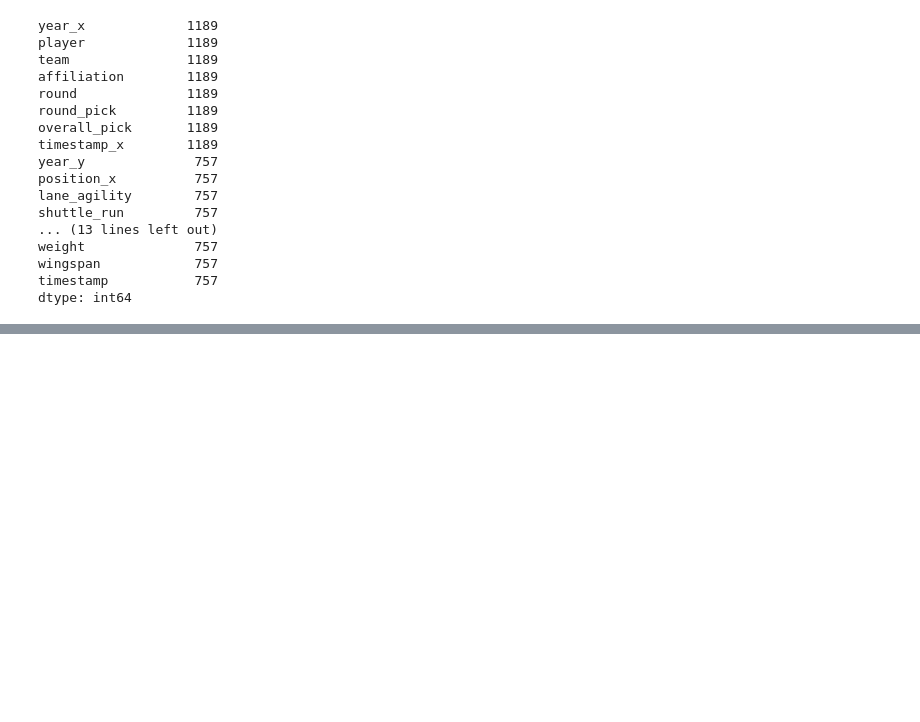
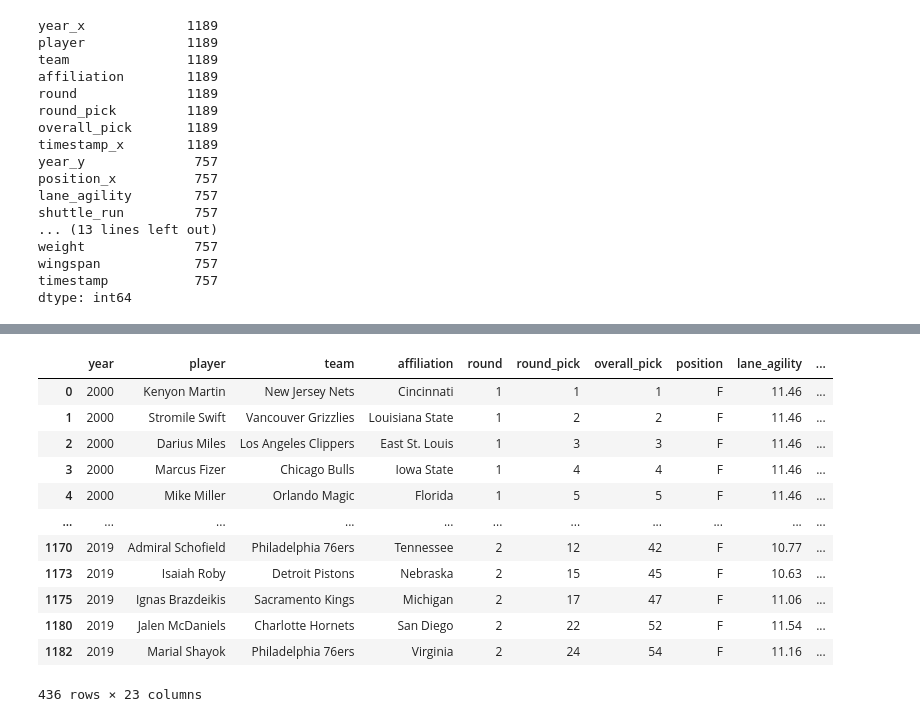
Before and after one commit to plowden/project3, a Jupyter notebook: notebooks/internet_scrape.ipynb, the cells around one changed output, grey strips where cells are left out. Saved outputs shown, nothing was run; the diff lists cells and outputs as text; code cells hidden in the pictures; blank space fills up the shorter version.

```diff
--- a/notebooks/internet_scrape.ipynb
+++ b/notebooks/internet_scrape.ipynb
@@ -514,0 +650,3 @@ dtype: int64
+# %%
+position_temp_df = position_temp_df.replace({'-': np.nan,'-%': np.nan, '': np.nan})
+position_temp_df.tail()
@@ -514,0 +680,2 @@ dtype: int64
+# %%
+position_temp_df['position'] = position_temp_df['position'].replace({'': 'G'})
@@ -514,0 +693,3 @@ dtype: int64
+# %%
+position_temp_df['body_fat'] = position_temp_df['body_fat'].str.strip('%')
+position_temp_df['body_fat']
@@ -514,0 +770,3 @@ dtype: int64
+# %%
+position_F_df = position_temp_df.loc[position_temp_df["position"] == "F", :]
+#position_F_df
@@ -514,0 +809,43 @@ dtype: int64
+# %%
+position_F_clean_df = position_F_df.copy()
+position_F_clean_df['lane_agility'].fillna(round(position_F_clean_df['lane_agility'].astype('float').mean(), 2), inplace=True)
+position_F_clean_df['shuttle_run'].fillna(round(position_F_clean_df['shuttle_run'].astype('float').mean(), 2), inplace=True)
+position_F_clean_df['sprint'].fillna(round(position_F_clean_df['sprint'].astype('float').mean(), 2), inplace=True)
+position_F_clean_df['standing_leap'].fillna(round(position_F_clean_df['standing_leap'].astype('float').mean(), 2), inplace=True)
+position_F_clean_df['max_leap'].fillna(round(position_F_clean_df['max_leap'].astype('float').mean(), 2), inplace=True)
+position_F_clean_df['bench_press'].fillna(round(position_F_clean_df['bench_press'].astype('float').mean(), 2), inplace=True)
+position_F_clean_df['body_fat'].fillna(round(position_F_clean_df['body_fat'].astype('float').mean(), 2), inplace=True)
+position_F_clean_df['hand_length'].fillna(round(position_F_clean_df['hand_length'].astype('float').mean(), 2), inplace=True)
+position_F_clean_df['hand_width'].fillna(round(position_F_clean_df['hand_width'].astype('float').mean(), 2), inplace=True)
+#FIX position_F_clean_df['height_no_shoes'].fillna(round(position_F_clean_df['height_no_shoes'].astype('float').mean(), 2), inplace=True)
+#FIX position_F_clean_df['height_shoes'].fillna(round(position_F_clean_df['height_shoes'].astype('float').mean(), 2), inplace=True)
+#FIX position_F_clean_df['reach'].fillna(round(position_F_clean_df['reach'].astype('float').mean(), 2), inplace=True)
+position_F_clean_df['weight'].fillna(round(position_F_clean_df['weight'].astype('float').mean(), 2), inplace=True)
+#FIX position_F_clean_df['wingspan'].fillna(round(position_F_clean_df['wingspan'].astype('float').mean(), 2), inplace=True)
+position_F_clean_df['height_no_shoes'] = position_F_clean_df['height_no_shoes'].apply(lambda x: get_inches(x) if(np.all(pd.notnull(x))) else x)
+position_F_clean_df['height_no_shoes'].fillna(round(position_F_clean_df['height_no_shoes'].astype('float').mean(), 2), inplace=True)
+position_F_clean_df['height_shoes'] = position_F_clean_df['height_shoes'].apply(lambda x: get_inches(x) if(np.all(pd.notnull(x))) else x)
+position_F_clean_df['height_shoes'].fillna(round(position_F_clean_df['height_shoes'].astype('float').mean(), 2), inplace=True)
+position_F_clean_df['reach'] = position_F_clean_df['reach'].apply(lambda x: get_inches(x) if(np.all(pd.notnull(x))) else x)
+position_F_clean_df['reach'].fillna(round(position_F_clean_df['reach'].astype('float').mean(), 2), inplace=True)
+position_F_clean_df['wingspan'] = position_F_clean_df['wingspan'].apply(lambda x: get_inches(x) if(np.all(pd.notnull(x))) else x)
+position_F_clean_df['wingspan'].fillna(round(position_F_clean_df['wingspan'].astype('float').mean(), 2), inplace=True)
+
+
+position_F_clean_df.tail()
+
+position_F_clean_df
+# %% [output]
+|  | year | player | team | affiliation | round | round_pick | overall_pick | position | lane_agility | ... |
+| 0 | 2000 | Kenyon Martin | New Jersey Nets | Cincinnati | 1 | 1 | 1 | F | 11.46 | ... |
+| 1 | 2000 | Stromile Swift | Vancouver Grizzlies | Louisiana State | 1 | 2 | 2 | F | 11.46 | ... |
+| 2 | 2000 | Darius Miles | Los Angeles Clippers | East St. Louis | 1 | 3 | 3 | F | 11.46 | ... |
+| 3 | 2000 | Marcus Fizer | Chicago Bulls | Iowa State | 1 | 4 | 4 | F | 11.46 | ... |
+| 4 | 2000 | Mike Miller | Orlando Magic | Florida | 1 | 5 | 5 | F | 11.46 | ... |
+| ... | ... | ... | ... | ... | ... | ... | ... | ... | ... | ... |
+| 1170 | 2019 | Admiral Schofield | Philadelphia 76ers | Tennessee | 2 | 12 | 42 | F | 10.77 | ... |
+| 1173 | 2019 | Isaiah Roby | Detroit Pistons | Nebraska | 2 | 15 | 45 | F | 10.63 | ... |
+| 1175 | 2019 | Ignas Brazdeikis | Sacramento Kings | Michigan | 2 | 17 | 47 | F | 11.06 | ... |
+| 1180 | 2019 | Jalen McDaniels | Charlotte Hornets | San Diego | 2 | 22 | 52 | F | 11.54 | ... |
+| 1182 | 2019 | Marial Shayok | Philadelphia 76ers | Virginia | 2 | 24 | 54 | F | 11.16 | ... |
+436 rows × 23 columns
```
Also changed, not shown: parts of 48 cells of this notebook, 4 other files.
